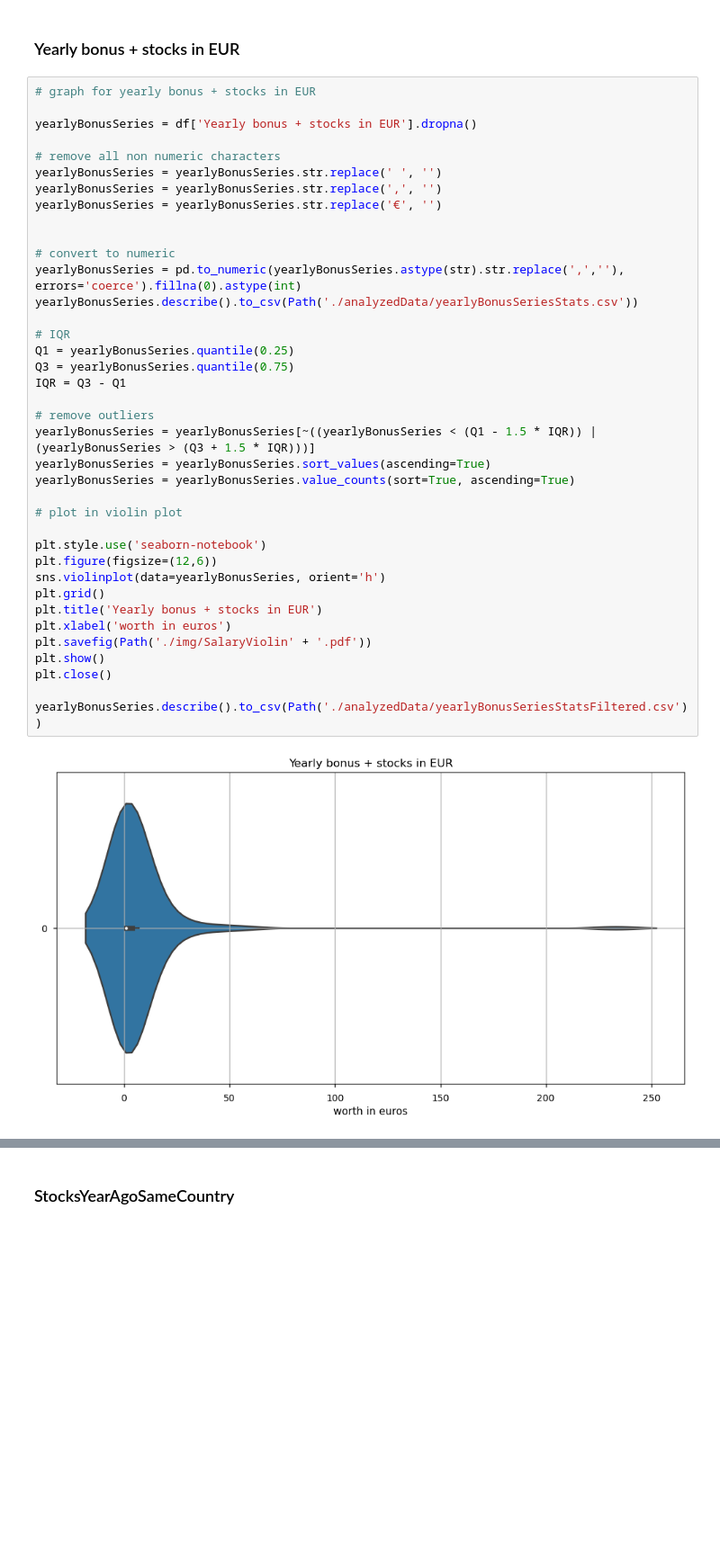
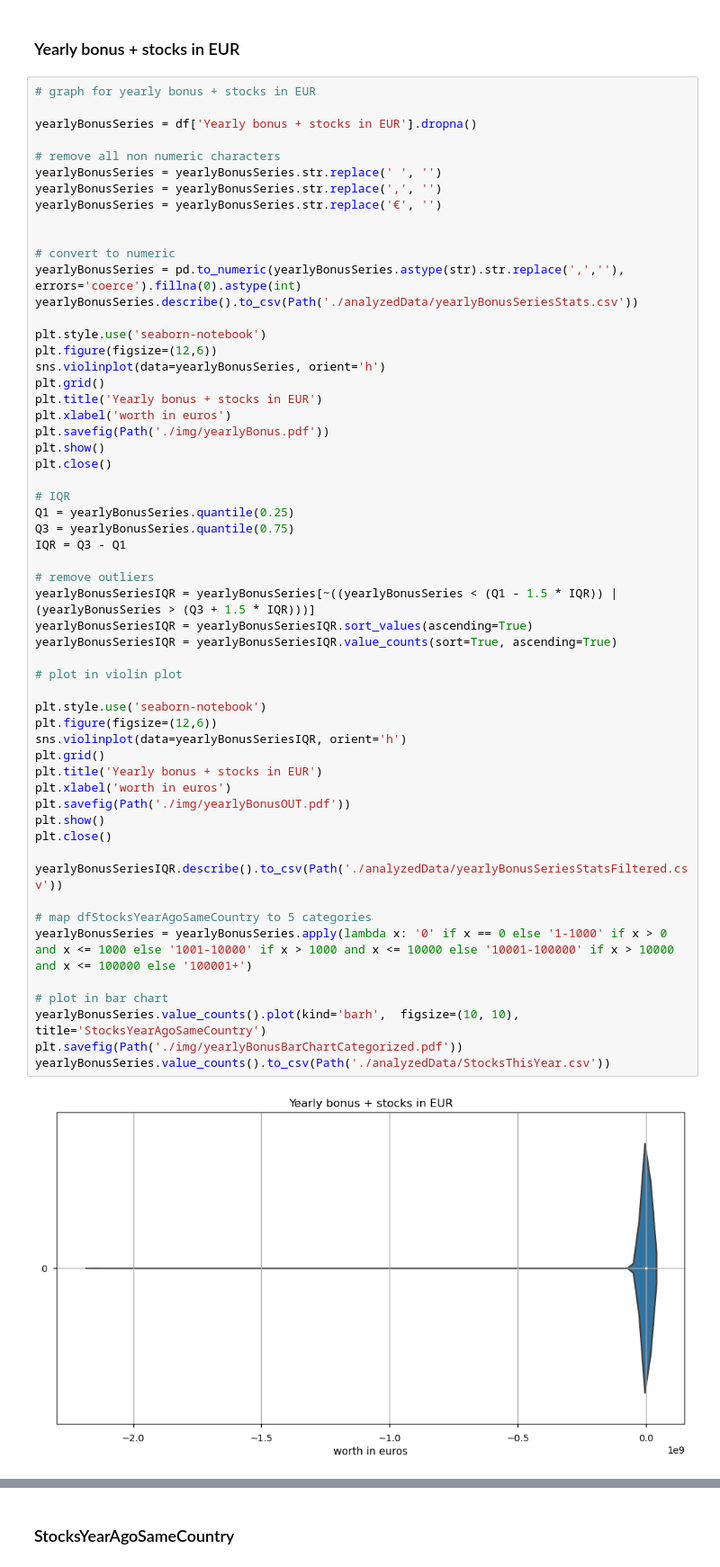
Before and after one commit to MatejMistik/upa-p2-data-analysis, a Jupyter notebook: main.ipynb, the cells around one changed output, grey strips where cells are left out. Shown at 90% size. Cells and saved outputs as stored; diff of their text form; blank space fills up the shorter version.

```diff
--- a/main.ipynb
+++ b/main.ipynb
@@ -773,37 +854,55 @@ positionSeries.value_counts().to_csv(Path('./analyzedData/positionCounts.csv'))
 yearlyBonusSeries = df['Yearly bonus + stocks in EUR'].dropna()
 
 # remove all non numeric characters
 yearlyBonusSeries = yearlyBonusSeries.str.replace(' ', '')
 yearlyBonusSeries = yearlyBonusSeries.str.replace(',', '')
 yearlyBonusSeries = yearlyBonusSeries.str.replace('€', '')
 
 
 # convert to numeric
 yearlyBonusSeries = pd.to_numeric(yearlyBonusSeries.astype(str).str.replace(',',''), errors='coerce').fillna(0).astype(int)
 yearlyBonusSeries.describe().to_csv(Path('./analyzedData/yearlyBonusSeriesStats.csv'))
 
+plt.style.use('seaborn-notebook')
+plt.figure(figsize=(12,6))
+sns.violinplot(data=yearlyBonusSeries, orient='h')
+plt.grid()
+plt.title('Yearly bonus + stocks in EUR')
+plt.xlabel('worth in euros')
+plt.savefig(Path('./img/yearlyBonus.pdf'))
+plt.show()
+plt.close()
+
 # IQR
 Q1 = yearlyBonusSeries.quantile(0.25)
 Q3 = yearlyBonusSeries.quantile(0.75)
 IQR = Q3 - Q1
 
 # remove outliers
-yearlyBonusSeries = yearlyBonusSeries[~((yearlyBonusSeries < (Q1 - 1.5 * IQR)) |(yearlyBonusSeries > (Q3 + 1.5 * IQR)))]
-yearlyBonusSeries = yearlyBonusSeries.sort_values(ascending=True)
-yearlyBonusSeries = yearlyBonusSeries.value_counts(sort=True, ascending=True)
+yearlyBonusSeriesIQR = yearlyBonusSeries[~((yearlyBonusSeries < (Q1 - 1.5 * IQR)) |(yearlyBonusSeries > (Q3 + 1.5 * IQR)))]
+yearlyBonusSeriesIQR = yearlyBonusSeriesIQR.sort_values(ascending=True)
+yearlyBonusSeriesIQR = yearlyBonusSeriesIQR.value_counts(sort=True, ascending=True)
 
 # plot in violin plot
 
 plt.style.use('seaborn-notebook')
 plt.figure(figsize=(12,6))
-sns.violinplot(data=yearlyBonusSeries, orient='h')
+sns.violinplot(data=yearlyBonusSeriesIQR, orient='h')
 plt.grid()
 plt.title('Yearly bonus + stocks in EUR')
 plt.xlabel('worth in euros')
-plt.savefig(Path('./img/SalaryViolin' + '.pdf'))
+plt.savefig(Path('./img/yearlyBonusOUT.pdf'))
 plt.show()
 plt.close()
 
-yearlyBonusSeries.describe().to_csv(Path('./analyzedData/yearlyBonusSeriesStatsFiltered.csv'))
+yearlyBonusSeriesIQR.describe().to_csv(Path('./analyzedData/yearlyBonusSeriesStatsFiltered.csv'))
+
+# map dfStocksYearAgoSameCountry to 5 categories
+yearlyBonusSeries = yearlyBonusSeries.apply(lambda x: '0' if x == 0 else '1-1000' if x > 0 and x <= 1000 else '1001-10000' if x > 1000 and x <= 10000 else '10001-100000' if x > 10000 and x <= 100000 else '100001+')
+
+# plot in bar chart
+yearlyBonusSeries.value_counts().plot(kind='barh',  figsize=(10, 10), title='StocksYearAgoSameCountry')
+plt.savefig(Path('./img/yearlyBonusBarChartCategorized.pdf'))
+yearlyBonusSeries.value_counts().to_csv(Path('./analyzedData/StocksThisYear.csv'))
 # %% [output]
-[figure, old version]
+[figure, new version]
```
Also changed, not shown: parts of 36 cells of this notebook.
